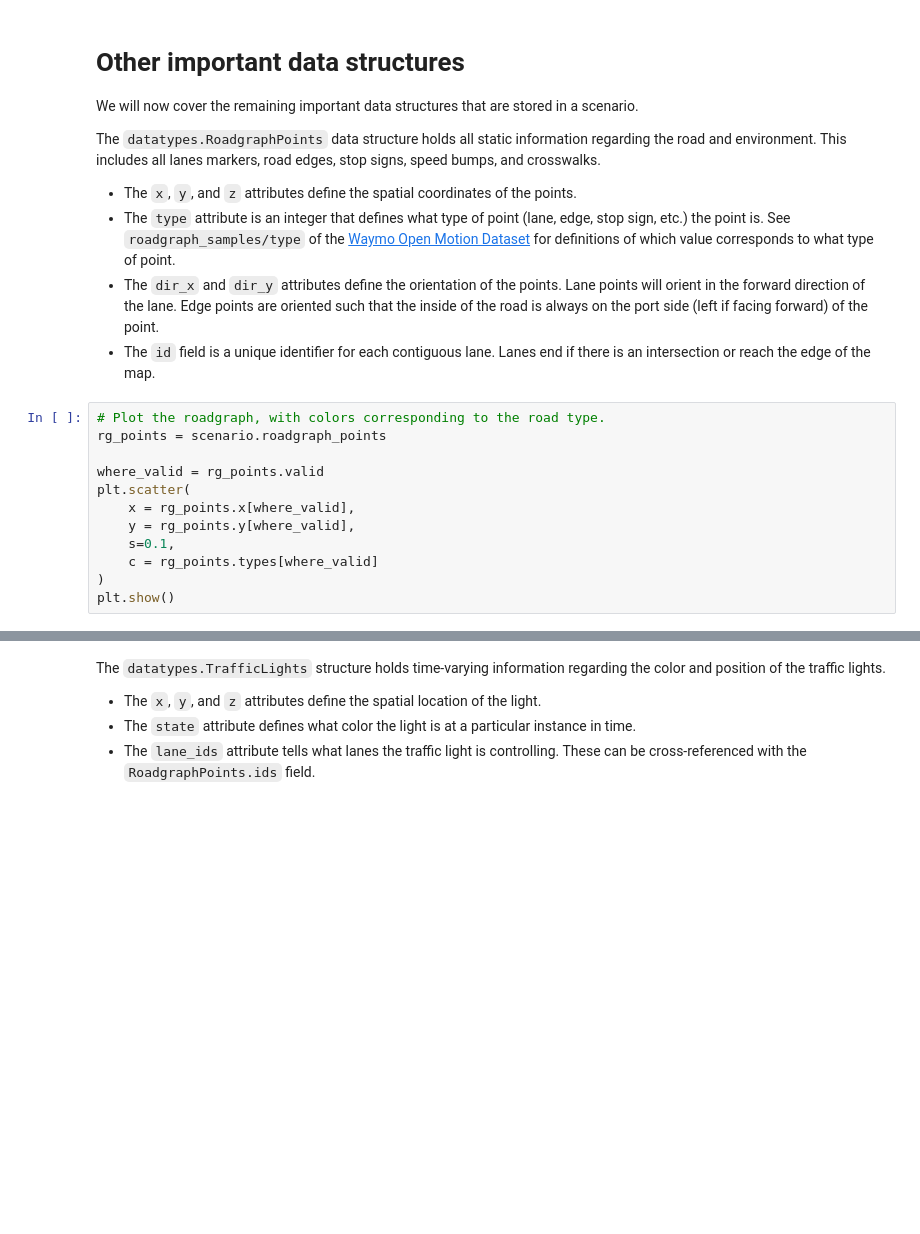
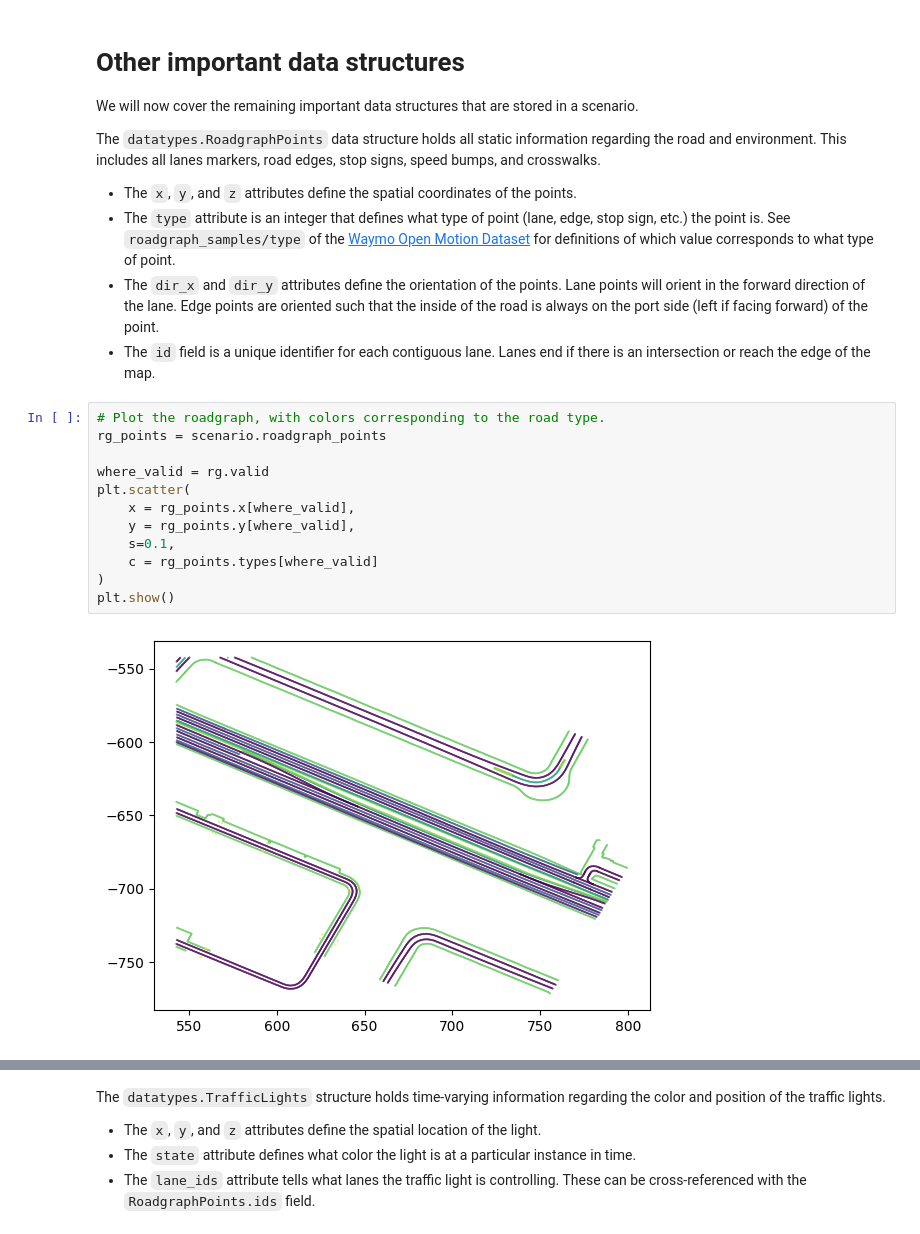
Before and after one commit to finn777-yea/waymax, a Jupyter notebook: datatypes_demo.ipynb, the cells around one changed output, grey strips where cells are left out. Cells and saved outputs as stored; diff of their text form; blank space fills up the shorter version.

```diff
--- a/datatypes_demo.ipynb
+++ b/datatypes_demo.ipynb
@@ -89,12 +103,14 @@ The `datatypes.RoadgraphPoints` data structure holds all static information rega
 # %%
 # Plot the roadgraph, with colors corresponding to the road type.
 rg_points = scenario.roadgraph_points
 
-where_valid = rg_points.valid
+where_valid = rg.valid
 plt.scatter(
     x = rg_points.x[where_valid],
     y = rg_points.y[where_valid],
     s=0.1,
     c = rg_points.types[where_valid]
 )
 plt.show()
+# %% [output]
+[figure, added]
```
Also changed, not shown: parts of 10 cells of this notebook, 1 other file.
